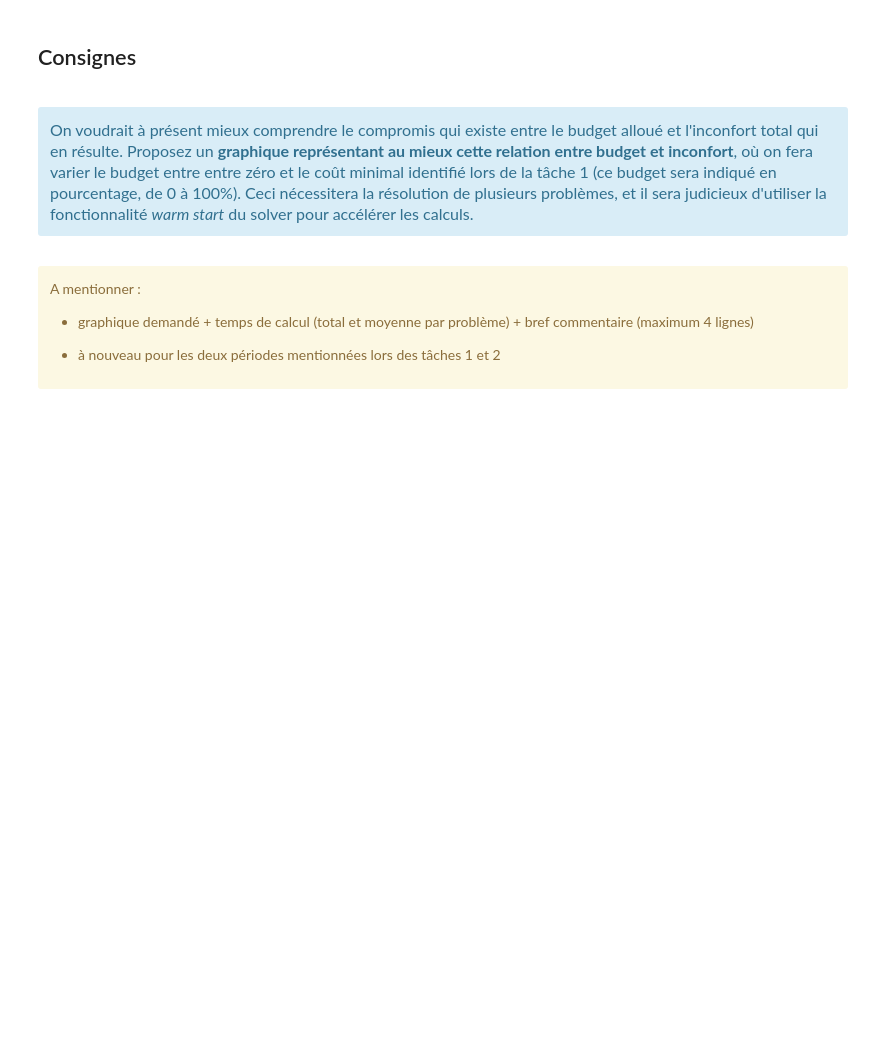
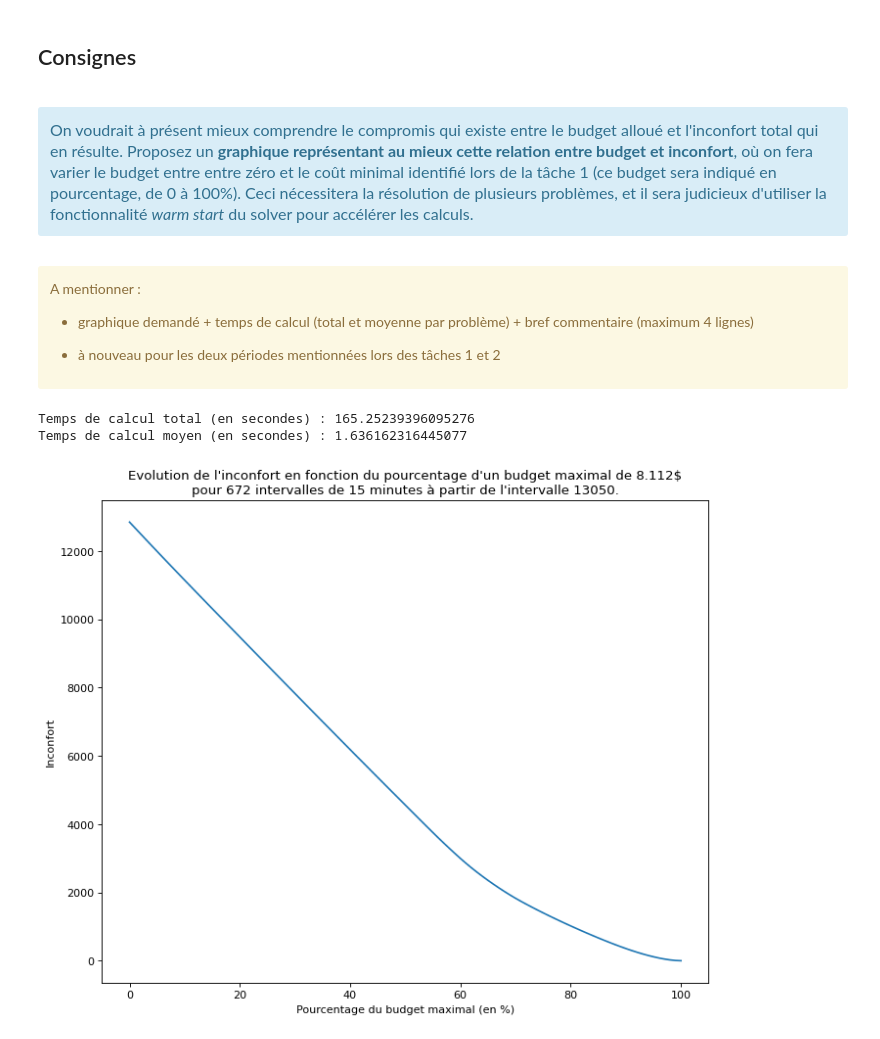
Before and after one commit to nicojmn/LINMA1702-project, a Jupyter notebook: part-1/notebook-part-1.ipynb, the cells around one changed output. Cells and saved outputs as stored; diff of their text form; code cells hidden in the pictures; blank space fills up the shorter version.

Commit message:
🌋[TASK 3] Implementation + graph. Add of time measure for all tasks.

```diff
--- a/part-1/notebook-part-1.ipynb
+++ b/part-1/notebook-part-1.ipynb
@@ -86,6 +86,7 @@ Ceci nous fait un total de $2 * (3 * 672) + 672 = 7 * 672$ contraintes, car, pou
 import numpy as np
 import cvxpy as cp
 import matplotlib.pyplot as plt
+import time
 
 def get_end_temp(t_start, t_ext, eta=0.99):
     return (1 - eta) * (t_ext - t_start) + t_start
@@ -140,9 +141,12 @@ def task1(data, index, size, t_min, t_max, p_peak, p_off_peak):
     prob = cp.Problem(objective, constraints)
 
     # Solve
+    start_time = time.time()
     result = prob.solve(solver=cp.SCIPY, scipy_options={"method": "highs"})
+    end_time = time.time()
+    elapsed_time = end_time - start_time
 
-    return result, Xn, Xr, T
+    return result, Xn, Xr, T, elapsed_time
 
 def temperature_graph(T, index, size, t_min, t_max):
     plt.figure(figsize=(10, 8), dpi=80)
@@ -169,5 +173,5 @@ def pump_graph(Xn, Xr, index, size):
 import numpy as np
 
 data_vector = np.load('data/Temperatures-Montreal.npy')
-result, Xn, Xr, T = task1(data_vector, 13050, 672, 19, 21, 0.26, 0.18)
+result, Xn, Xr, T, elapsed_time = task1(data_vector, 13050, 672, 19, 21, 0.26, 0.18)
 # %%
@@ -377,0 +444,23 @@ commentaire (maximum 4 lignes)
+# %%
+data_vector = np.load('data/Temperatures-Montreal.npy')
+Ds, Times = task3(data_vector, 13050, 672, 19, 21, 0.26, 0.18, 3, 1, 8.112)
+# %%
+print(f'Temps de calcul total (en secondes) : {np.sum(np.array(Times))}')
+print(f'Temps de calcul moyen (en secondes) : {np.mean(np.array(Times))}')
+# %% [output]
+Temps de calcul total (en secondes) : 165.25239396095276
+Temps de calcul moyen (en secondes) : 1.636162316445077
+# %%
+def discomfort_graph(discomfort, minimal_cost, index, size):
+    plt.figure(figsize=(10, 8), dpi=80)
+    plt.plot(discomfort)
+    plt.title(f'Evolution de l\'inconfort en fonction du pourcentage d\'un budget maximal de {minimal_cost}$\n' +
+              f'pour {size} intervalles de 15 minutes à partir de l\'intervalle {index}.')
+    plt.xlabel('Pourcentage du budget maximal (en %)')
+    plt.ylabel('Inconfort')
+    plt.savefig('graphs/task3_discomfort_graph.png')
+    plt.show()
+
+discomfort_graph(Ds, 8.112, 13050, 672)
+# %% [output]
+[figure, added]
```
Also changed, not shown: parts of 5 cells of this notebook, 1 other file.
